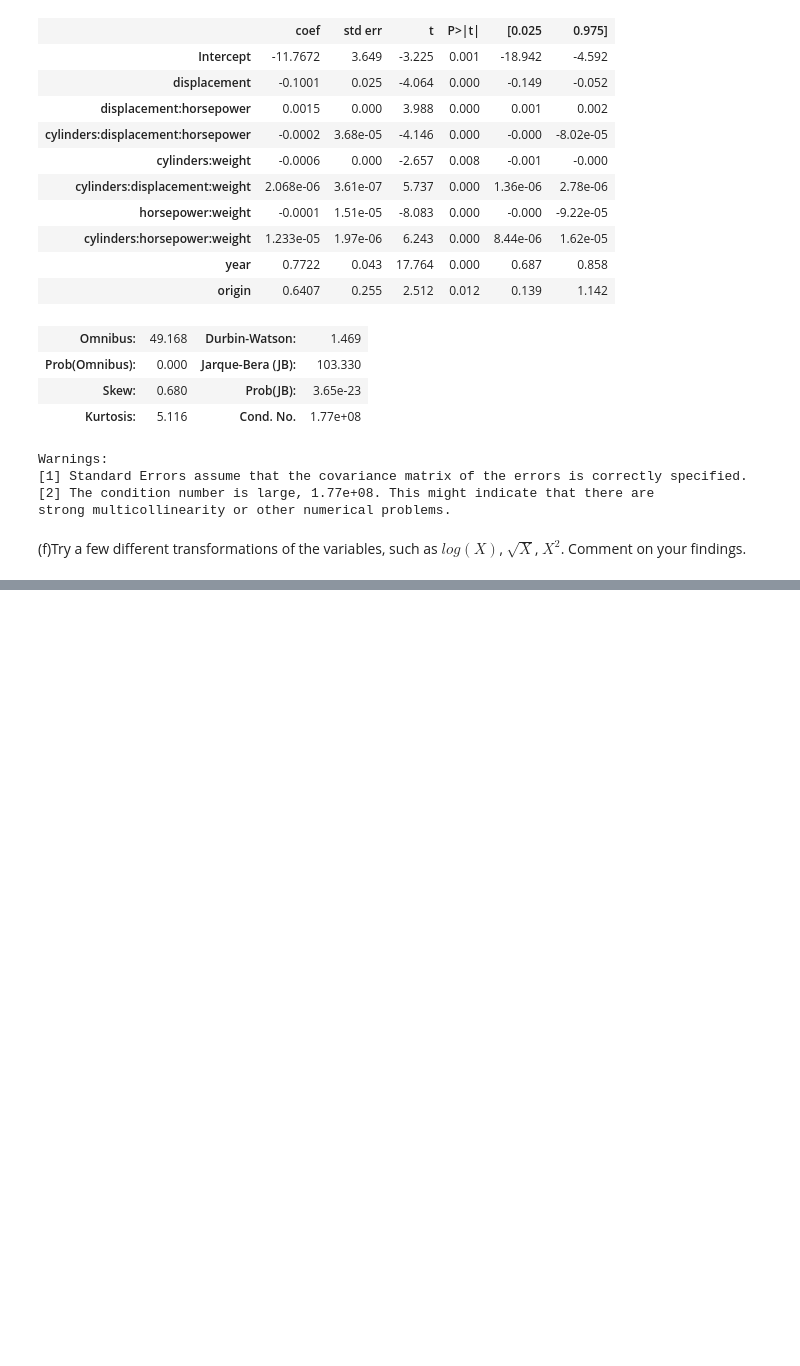
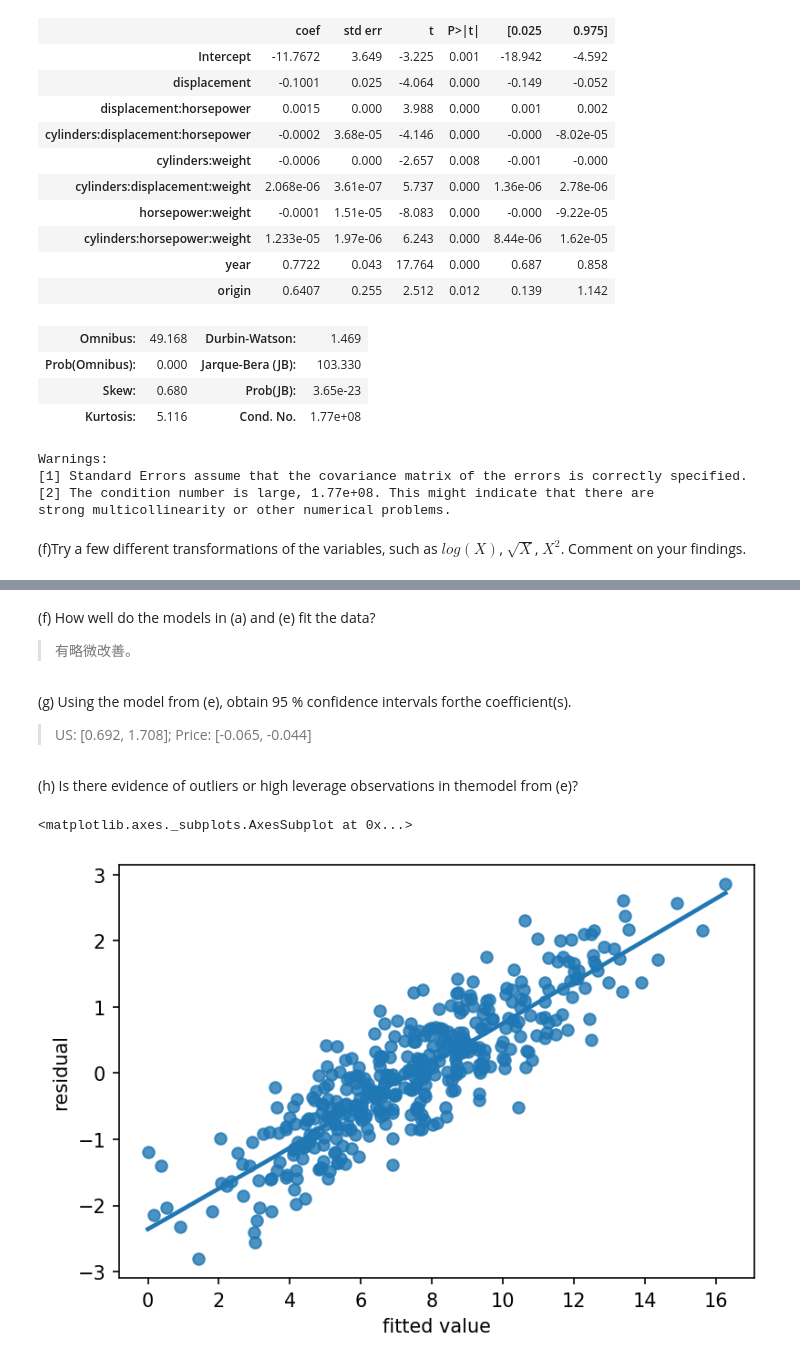
Before and after one commit to threecifanggen/data-science-learning, a Jupyter notebook: an_introduction_to_statistical_learning/chapter_3.ipynb, the cells around one changed output, grey strips where cells are left out. Drawn from its saved outputs; the diff is of its cells as text; code cells hidden in the pictures; blank space fills up the shorter version.

```diff
--- a/an_introduction_to_statistical_learning/chapter_3.ipynb
+++ b/an_introduction_to_statistical_learning/chapter_3.ipynb
@@ -267,0 +270,6 @@ This question should be answered using theCarseatsdata set.(a)Fit a multiple reg
+# %%
+carseats = pd.read_csv("datasets/Carseats.csv")
+
+carseats_m1 = smf.ols("Sales ~ Price + Urban + US", carseats).fit()
+
+carseats_m1.summary()
@@ -267,0 +312,4 @@ This question should be answered using theCarseatsdata set.(a)Fit a multiple reg
+# %%
+carseats_m2 = smf.ols("Sales ~ Price + US", carseats).fit()
+
+carseats_m2.summary()
@@ -267,0 +337,22 @@ This question should be answered using theCarseatsdata set.(a)Fit a multiple reg
+# %% [markdown]
+(f) How well do the models in (a) and (e) fit the data?
+
+> 有略微改善。
+# %% [markdown]
+(g) Using the model from (e), obtain 95 % confidence intervals forthe coefficient(s).
+
+> US: [0.692, 1.708]; Price: [-0.065, -0.044]
+# %% [markdown]
+(h) Is there evidence of outliers or high leverage observations in themodel from (e)?
+# %%
+reg_df = pd.DataFrame(
+    {
+        "fitted value": carseats["Sales"],
+        'residual': carseats_m2.resid_pearson
+    }
+)
+
+sns.regplot("fitted value", "residual", reg_df, lowess=True)
+# %% [output]
+<matplotlib.axes._subplots.AxesSubplot at 0x...>
+[figure, added]
```
Also changed, not shown: parts of 10 cells of this notebook.
